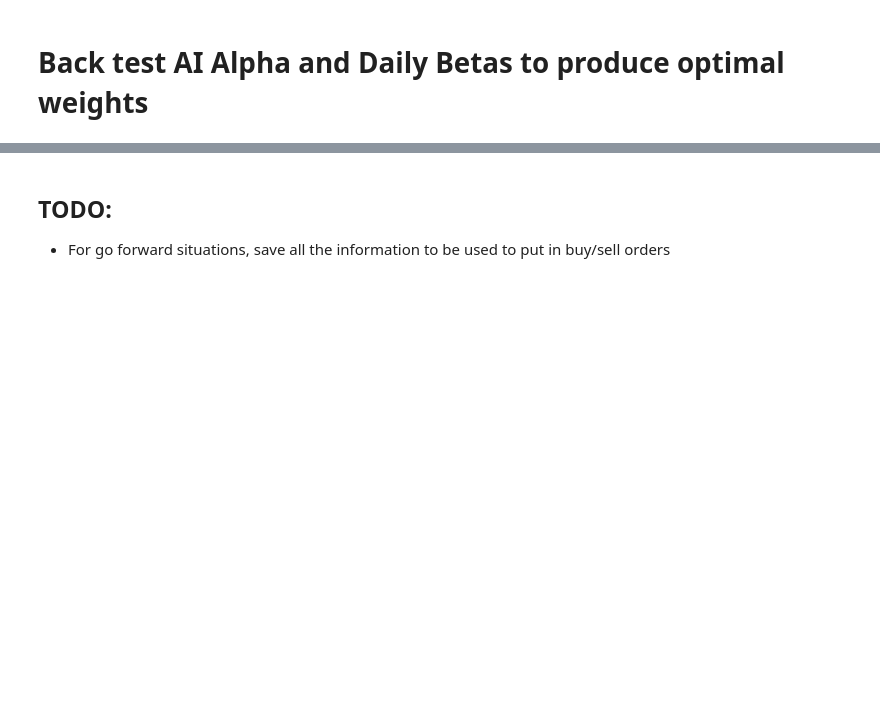
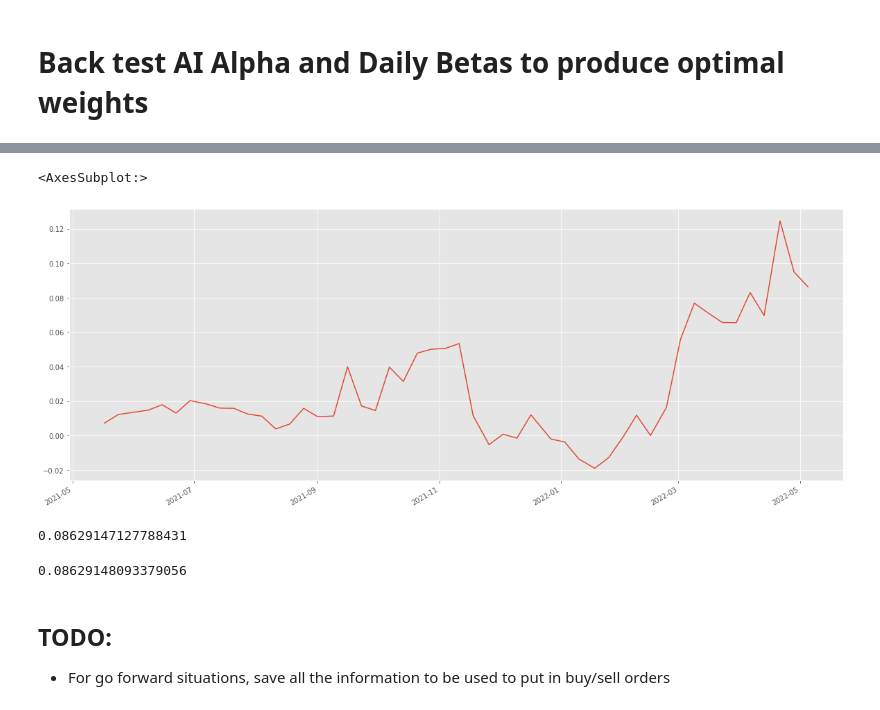
Before and after one commit to nmaiorana/svi-trading-tools, a Jupyter notebook: generate_backtest.ipynb, the cells around one changed output, grey strips where cells are left out. Cells and saved outputs as stored; diff of their text form; code cells hidden in the pictures; blank space fills up the shorter version.

```diff
--- a/generate_backtest.ipynb
+++ b/generate_backtest.ipynb
@@ -142,3 +179,20 @@ pd.Series(portfolio_growth).plot()
+# %%
+tc_ser = pd.Series(opt_date_tc)
+re_ser = pd.Series(opt_date_returns)
+net_ret = re_ser - tc_ser
+# %%
+net_ret.cumsum().plot()
+# %% [output]
+<AxesSubplot:>
+[figure, added]
+# %%
+np.sum(net_ret)
+# %% [output]
+0.08629147127788431
+# %%
+np.sum(re_ser)
+# %% [output]
+0.08629148093379056
 # %% [markdown]
 ## TODO:
 
```
Also changed, not shown: parts of 7 cells of this notebook, 1 other file.
